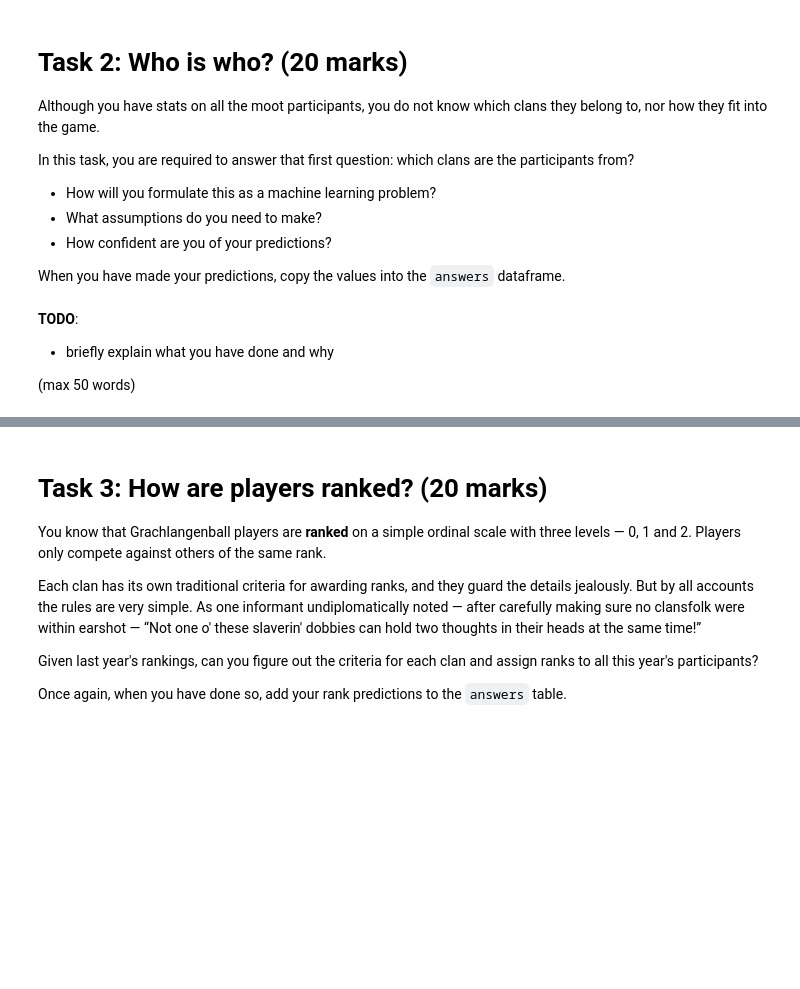
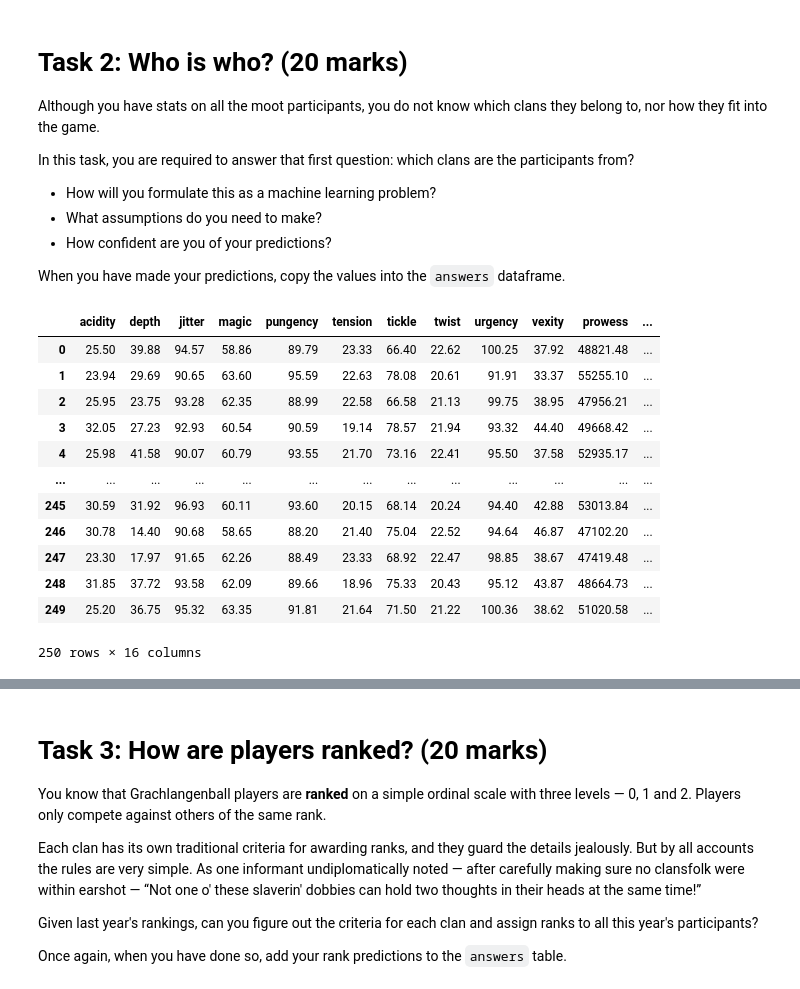
Before and after one commit to XianNg24/COMP0088_intro_to_machine_learning, a Jupyter notebook: 1675294699.ipynb, the cells around one changed output, grey strips where cells are left out. Saved outputs shown, nothing was run; the diff lists cells and outputs as text; code cells hidden in the pictures; blank space fills up the shorter version.

```diff
--- a/1675294699.ipynb
+++ b/1675294699.ipynb
@@ -722,5 +720,18 @@ When you have made your predictions, copy the values into the `answers` datafram
-# %% [markdown]
-**TODO**:
-* briefly explain what you have done and why
-
-(max 50 words)
+# %%
+data_train = data[:250]
+data_train_clan_label = pd.get_dummies(data_train, columns=['clan'])
+data_train_clan_label
+# %% [output]
+|  | acidity | depth | jitter | magic | pungency | tension | tickle | twist | urgency | vexity | prowess | ... |
+| 0 | 25.50 | 39.88 | 94.57 | 58.86 | 89.79 | 23.33 | 66.40 | 22.62 | 100.25 | 37.92 | 48821.48 | ... |
+| 1 | 23.94 | 29.69 | 90.65 | 63.60 | 95.59 | 22.63 | 78.08 | 20.61 | 91.91 | 33.37 | 55255.10 | ... |
+| 2 | 25.95 | 23.75 | 93.28 | 62.35 | 88.99 | 22.58 | 66.58 | 21.13 | 99.75 | 38.95 | 47956.21 | ... |
+| 3 | 32.05 | 27.23 | 92.93 | 60.54 | 90.59 | 19.14 | 78.57 | 21.94 | 93.32 | 44.40 | 49668.42 | ... |
+| 4 | 25.98 | 41.58 | 90.07 | 60.79 | 93.55 | 21.70 | 73.16 | 22.41 | 95.50 | 37.58 | 52935.17 | ... |
+| ... | ... | ... | ... | ... | ... | ... | ... | ... | ... | ... | ... | ... |
+| 245 | 30.59 | 31.92 | 96.93 | 60.11 | 93.60 | 20.15 | 68.14 | 20.24 | 94.40 | 42.88 | 53013.84 | ... |
+| 246 | 30.78 | 14.40 | 90.68 | 58.65 | 88.20 | 21.40 | 75.04 | 22.52 | 94.64 | 46.87 | 47102.20 | ... |
+| 247 | 23.30 | 17.97 | 91.65 | 62.26 | 88.49 | 23.33 | 68.92 | 22.47 | 98.85 | 38.67 | 47419.48 | ... |
+| 248 | 31.85 | 37.72 | 93.58 | 62.09 | 89.66 | 18.96 | 75.33 | 20.43 | 95.12 | 43.87 | 48664.73 | ... |
+| 249 | 25.20 | 36.75 | 95.32 | 63.35 | 91.81 | 21.64 | 71.50 | 21.22 | 100.36 | 38.62 | 51020.58 | ... |
+250 rows × 16 columns
```
Also changed, not shown: parts of 4 cells of this notebook.
